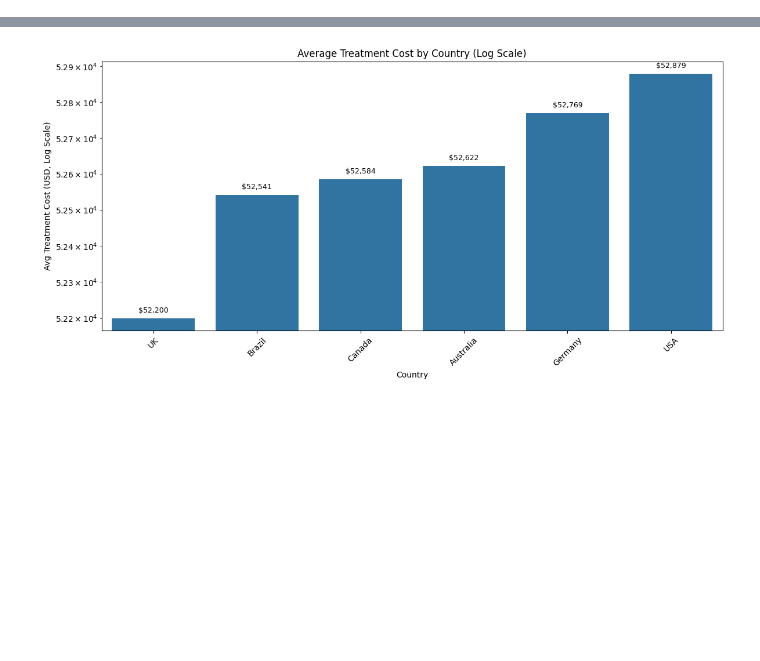
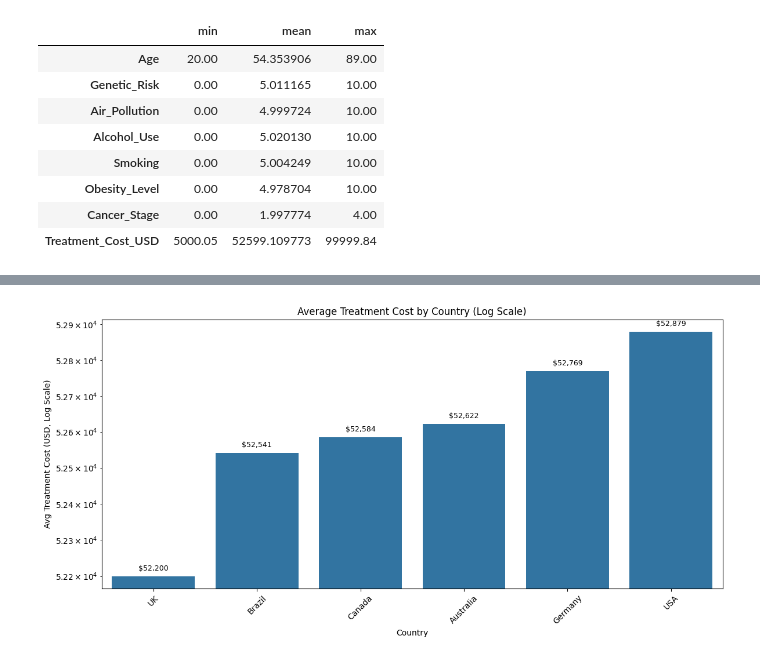
Before and after one commit to danimulller/projeto-final-ml, a Jupyter notebook: notebooks/03_exploratory_analysis.ipynb, the cells around one changed output, grey strips where cells are left out. Saved outputs shown, nothing was run; the diff lists cells and outputs as text; code cells hidden in the pictures; blank space fills up the shorter version.

```diff
--- a/notebooks/03_exploratory_analysis.ipynb
+++ b/notebooks/03_exploratory_analysis.ipynb
@@ -20,0 +9,12 @@ df.describe()
+# %%
+df.describe().loc[['min', 'mean', 'max']].transpose()
+# %% [output]
+|  | min | mean | max |
+| Age | 20.00 | 54.353906 | 89.00 |
+| Genetic_Risk | 0.00 | 5.011165 | 10.00 |
+| Air_Pollution | 0.00 | 4.999724 | 10.00 |
+| Alcohol_Use | 0.00 | 5.020130 | 10.00 |
+| Smoking | 0.00 | 5.004249 | 10.00 |
+| Obesity_Level | 0.00 | 4.978704 | 10.00 |
+| Cancer_Stage | 0.00 | 1.997774 | 4.00 |
+| Treatment_Cost_USD | 5000.05 | 52599.109773 | 99999.84 |
```
Also changed, not shown: parts of 6 cells of this notebook, 7 other files.
